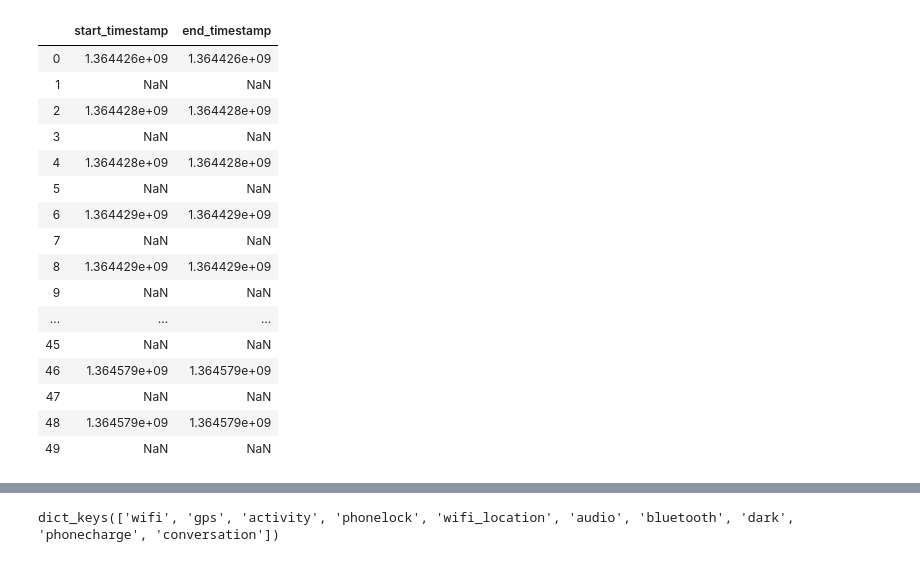
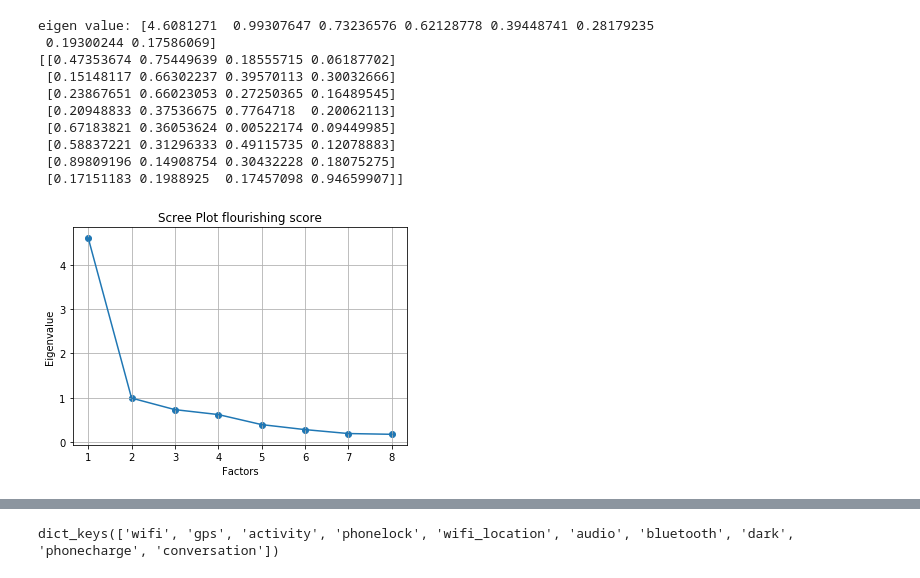
Before and after one commit to shizhs/COMP9417-Project, a Jupyter notebook: Project.ipynb, the cells around one changed output, grey strips where cells are left out. Saved outputs shown, nothing was run; the diff lists cells and outputs as text; code cells hidden in the pictures.

```diff
--- a/Project.ipynb
+++ b/Project.ipynb
@@ -39,23 +26,0 @@ for name in sensing_list:
-# %%
-flourishing = pd.read_csv('./StudentLife_Dataset/Outputs/FlourishingScale.csv')
-panas = pd.read_csv('./StudentLife_Dataset/Outputs/panas.csv')
-positive_score=['Interested', 'Strong', 'Enthusiatic', 'Proud', 'Alert', 'Inspired', 'Determined', 'Attentive', 'Active']
-
-panas_prescores = []
-panas_postscores = []
-flour_prescores = []
-flour_postscores = []
-for i in range(60):
-    panas_prescores.append(panas.loc[panas['uid'] == 'u' + str(f"{i:02d}")].loc[panas['type'] == 'pre'])
-    panas_postscores.append(panas.loc[panas['uid'] == 'u' + str(f"{i:02d}")].loc[panas['type'] == 'post'])
-    flour_prescores.append(flourishing.loc[flourishing['uid'] == 'u' + str(f"{i:02d}")].loc[flourishing['type'] == 'pre'])
-    flour_postscores.append(flourishing.loc[flourishing['uid'] == 'u' + str(f"{i:02d}")].loc[flourishing['type'] == 'post'])
-#     panas_prescores[i] = panas_prescores[i].drop(columns="uid")
-    panas_prescores[i] = panas_prescores[i].drop(columns="type")
-#     panas_postscores[i] = panas_postscores[i].drop(columns="uid")
-    panas_postscores[i] = panas_postscores[i].drop(columns="type")
-
-#     flour_prescores[i] = flour_prescores[i].drop(columns="uid")
-    flour_prescores[i] = flour_prescores[i].drop(columns="type")
-#     flour_postscores[i] = flour_postscores[i].drop(columns="uid")
-    flour_postscores[i] = flour_postscores[i].drop(columns="type")
@@ -400,20 +26,0 @@ np.unique(df_class, return_counts=True)
-# %%
-inputs[''][2].head(50)
-# %% [output]
-|  | start_timestamp | end_timestamp |
-| 0 | 1.364426e+09 | 1.364426e+09 |
-| 1 | NaN | NaN |
-| 2 | 1.364428e+09 | 1.364428e+09 |
-| 3 | NaN | NaN |
-| 4 | 1.364428e+09 | 1.364428e+09 |
-| 5 | NaN | NaN |
-| 6 | 1.364429e+09 | 1.364429e+09 |
-| 7 | NaN | NaN |
-| 8 | 1.364429e+09 | 1.364429e+09 |
-| 9 | NaN | NaN |
-| ... | ... | ... |
-| 45 | NaN | NaN |
-| 46 | 1.364579e+09 | 1.364579e+09 |
-| 47 | NaN | NaN |
-| 48 | 1.364579e+09 | 1.364579e+09 |
-| 49 | NaN | NaN |
@@ -419,0 +95,31 @@ inputs[''][2].head(50)
+# %%
+# ### Factor Analysis on flourishing score ###
+fa = FactorAnalyzer(rotation='varimax', n_factors = 4)
+fa.fit(df_flour_pre)
+
+# Check Eigenvalues
+ev, v = fa.get_eigenvalues()
+print('eigen value:',ev)
+print(fa.loadings_)
+fa.get_factor_variance()
+fa.get_communalities()
+#df_flour.corr()
+plt.scatter(range(1,df_flour_pre.shape[1]+1),ev)
+plt.plot(range(1,df_flour_pre.shape[1]+1),ev)
+plt.title('Scree Plot flourishing score')
+plt.xlabel('Factors')
+plt.ylabel('Eigenvalue')
+plt.grid()
+plt.show()
+# %% [output]
+eigen value: [4.6081271  0.99307647 0.73236576 0.62128778 0.39448741 0.28179235
+ 0.19300244 0.17586069]
+[[0.47353674 0.75449639 0.18555715 0.06187702]
+ [0.15148117 0.66302237 0.39570113 0.30032666]
+ [0.23867651 0.66023053 0.27250365 0.16489545]
+ [0.20948833 0.37536675 0.7764718  0.20062113]
+ [0.67183821 0.36053624 0.00522174 0.09449985]
+ [0.58837221 0.31296333 0.49115735 0.12078883]
+ [0.89809196 0.14908754 0.30432228 0.18075275]
+ [0.17151183 0.1988925  0.17457098 0.94659907]]
+[figure, added]
```
Also changed, not shown: parts of 50 cells of this notebook.
